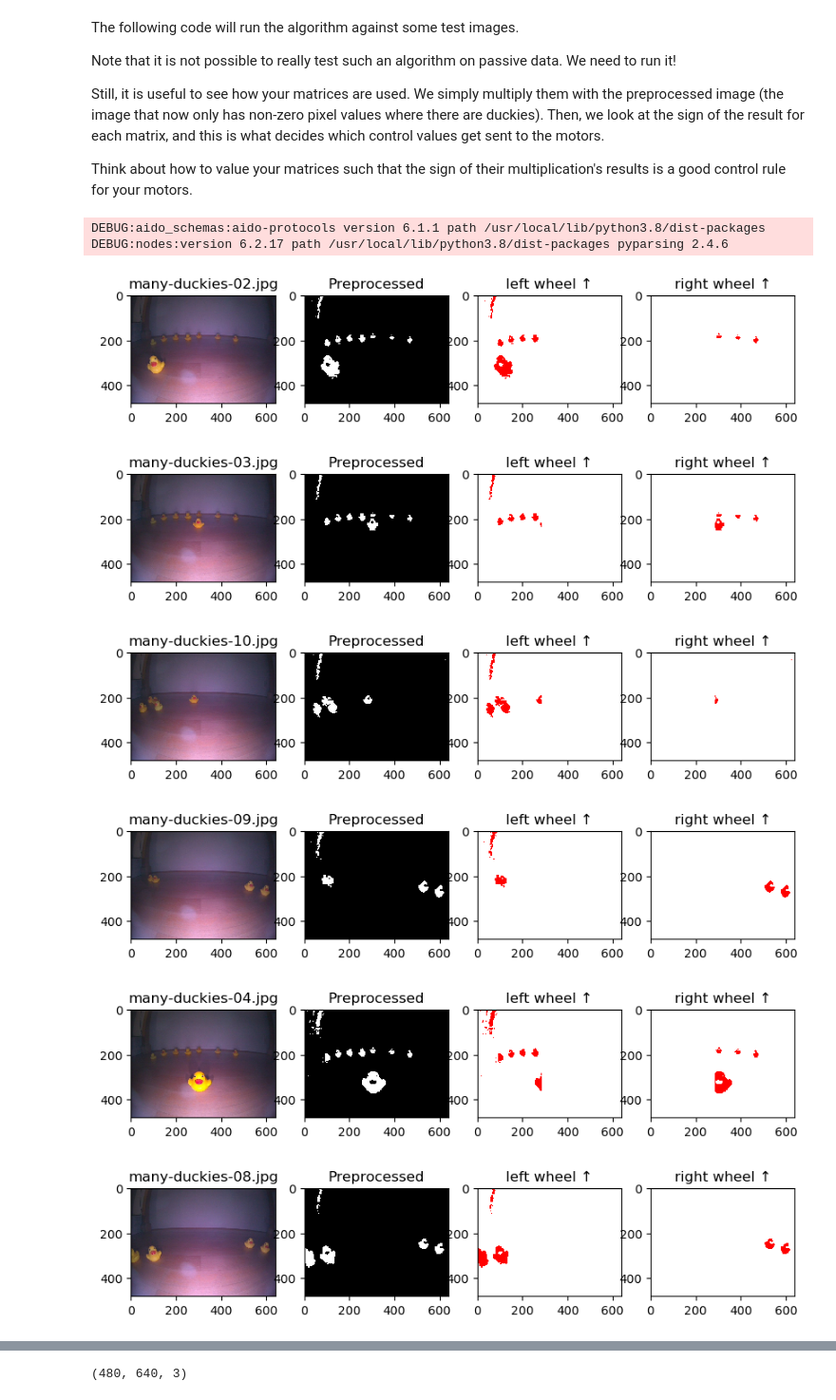
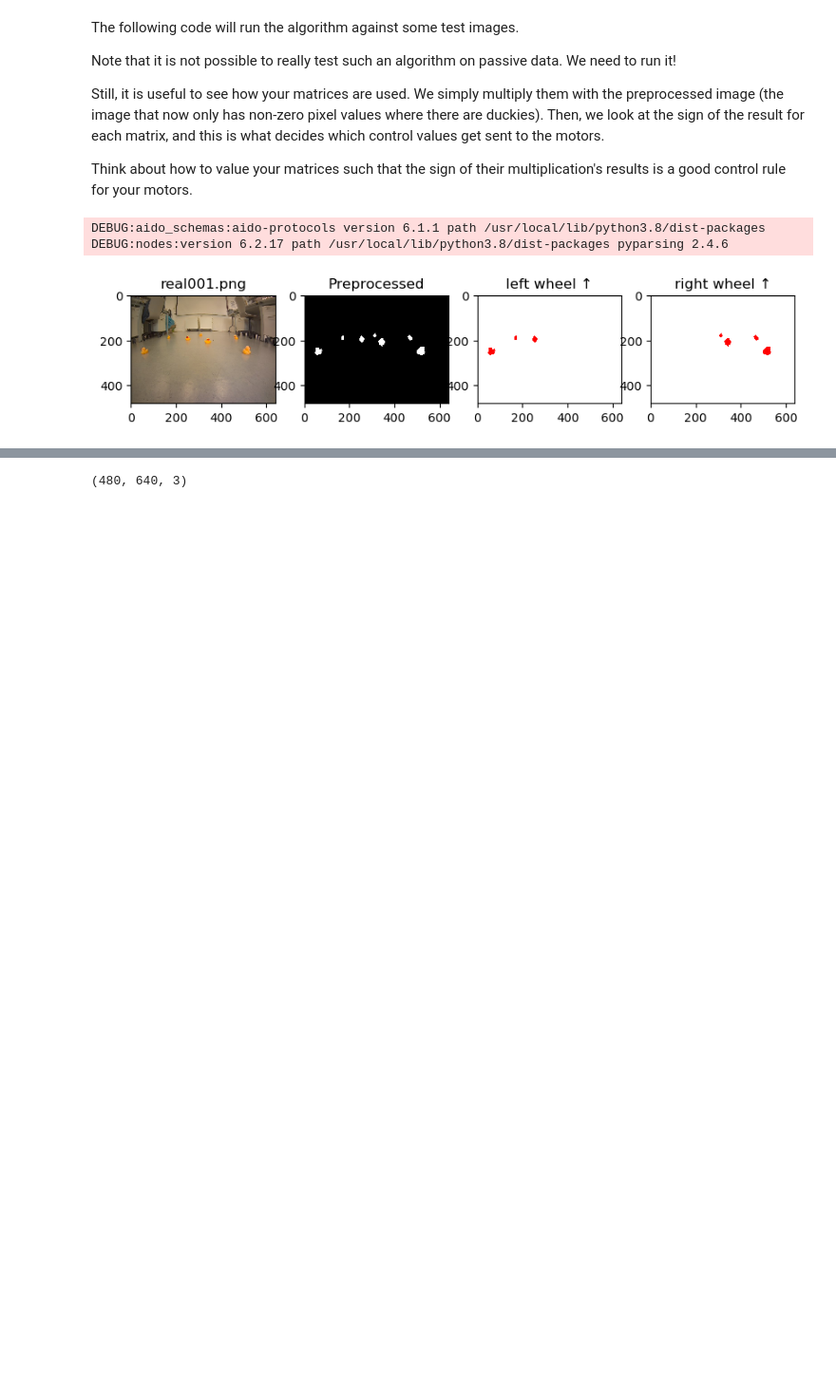
Before and after one commit to N-Pierro/duckietown-lx, a Jupyter notebook: braitenberg/notebooks/03-Braitenberg/braitenberg03.ipynb, the cells around one changed output, grey strips where cells are left out. Shown: that part at 95% size. Cells and saved outputs as stored; diff of their text form; code cells hidden in the pictures; blank space fills up the shorter version.

```diff
--- a/braitenberg/notebooks/03-Braitenberg/braitenberg03.ipynb
+++ b/braitenberg/notebooks/03-Braitenberg/braitenberg03.ipynb
@@ -87,38 +87,33 @@ Think about how to value your matrices such that the sign of their multiplicatio
 # %%
 from matplotlib import pylab
 import glob, os
 
 from braitenberg_agent.agent import preprocess
 
-dirname = '../../assets/samples/many-duckies'
-images = glob.glob(f'{dirname}/*.jpg')
+dirname = '../../assets/samples/iotlab'
+images = glob.glob(f'{dirname}/*.png')
 
 for a in images:
     im = dcu.rgb_from_jpg_fn(a)
     P = preprocess(im)
     Lim = P * L
     Rim = P * R
     Lsign = np.sum(Lim)
     Rsign = np.sum(Rim)
     f = pylab.figure(figsize=(10,2))
     f.add_subplot(1, 4, 1)
     plt.imshow(im)
     pylab.title(os.path.basename(a))
     f.add_subplot(1, 4, 2)
     plt.imshow(P, cmap='gray')
     pylab.title("Preprocessed")
     f.add_subplot(1, 4, 3)
     plt.imshow(dcu.posneg(Lim))
     pylab.title('left wheel ' + ('↑' if Lsign > 0 else '↓'))
     f.add_subplot(1, 4, 4)
     plt.imshow(dcu.posneg(Rim), cmap='bwr')
     pylab.title('right wheel ' + ('↑' if Rsign > 0 else '↓'))
 # %% [output]
 DEBUG:aido_schemas:aido-protocols version 6.1.1 path /usr/local/lib/python3.8/dist-packages
 DEBUG:nodes:version 6.2.17 path /usr/local/lib/python3.8/dist-packages pyparsing 2.4.6
-[figure, old version]
+[figure, new version]
-[figure, removed]
-[figure, removed]
-[figure, removed]
-[figure, removed]
-[figure, removed]
```
Also changed, not shown: parts of 1 cell of this notebook, 4 other files.
